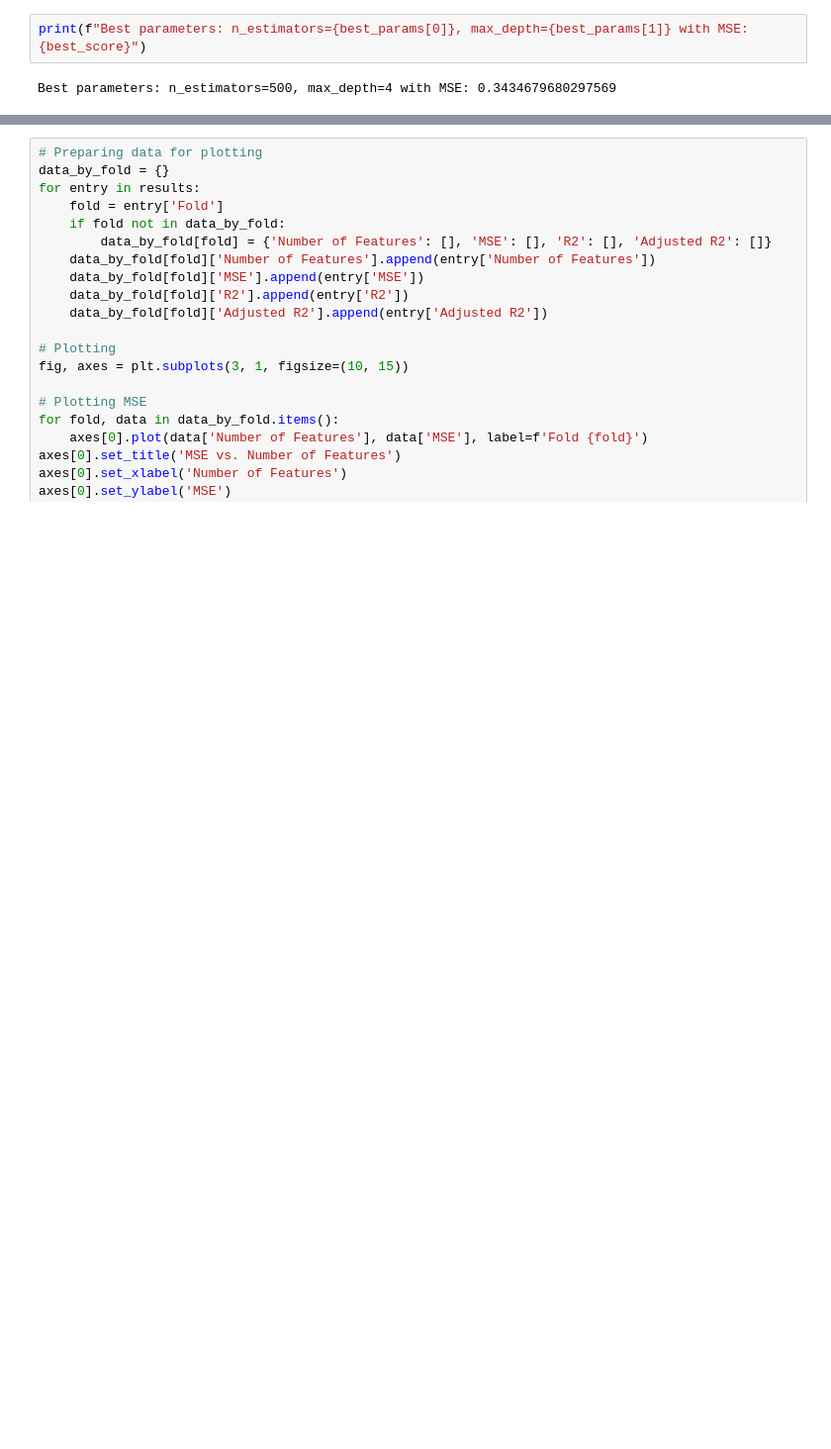
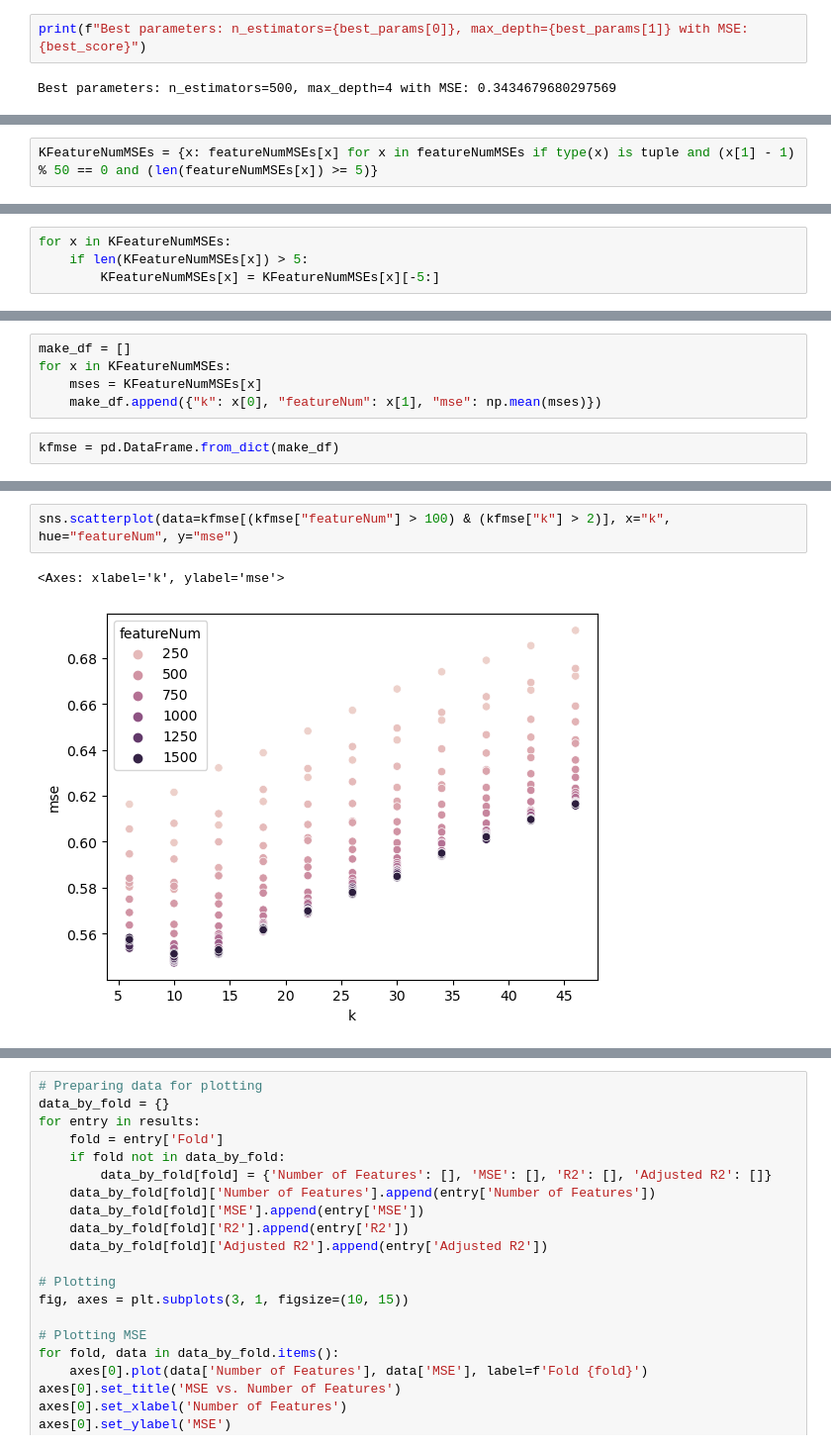
Before and after one commit to KingJMS1/JMT6366Project, a Jupyter notebook: XGBoost.ipynb, the cells around one changed output, grey strips where cells are left out. Shown at 99% size. Cells and saved outputs as stored; diff of their text form; blank space fills up the shorter version.

```diff
--- a/XGBoost.ipynb
+++ b/XGBoost.ipynb
@@ -169,0 +343,2 @@ Thresh=0.0010072, n=213, Mean Squared Error: 0.3747, R-Squared: 0.7176, Adj-R-Sq
+# %%
+KFeatureNumMSEs = {x: featureNumMSEs[x] for x in featureNumMSEs if type(x) is tuple and (x[1] - 1) % 50 == 0 and (len(featureNumMSEs[x]) >= 5)}
@@ -169,0 +365,4 @@ Thresh=0.0010072, n=213, Mean Squared Error: 0.3747, R-Squared: 0.7176, Adj-R-Sq
+# %%
+for x in KFeatureNumMSEs:
+    if len(KFeatureNumMSEs[x]) > 5:
+        KFeatureNumMSEs[x] = KFeatureNumMSEs[x][-5:]
@@ -169,0 +389,7 @@ Thresh=0.0010072, n=213, Mean Squared Error: 0.3747, R-Squared: 0.7176, Adj-R-Sq
+# %%
+make_df = []
+for x in KFeatureNumMSEs:
+    mses = KFeatureNumMSEs[x]
+    make_df.append({"k": x[0], "featureNum": x[1], "mse": np.mean(mses)})
+# %%
+kfmse = pd.DataFrame.from_dict(make_df)
@@ -169,0 +412,5 @@ Thresh=0.0010072, n=213, Mean Squared Error: 0.3747, R-Squared: 0.7176, Adj-R-Sq
+# %%
+sns.scatterplot(data=kfmse[(kfmse["featureNum"] > 100) & (kfmse["k"] > 2)], x="k", hue="featureNum", y="mse")
+# %% [output]
+<Axes: xlabel='k', ylabel='mse'>
+[figure, added]
```
Also changed, not shown: parts of 22 cells of this notebook, 1 other file.
